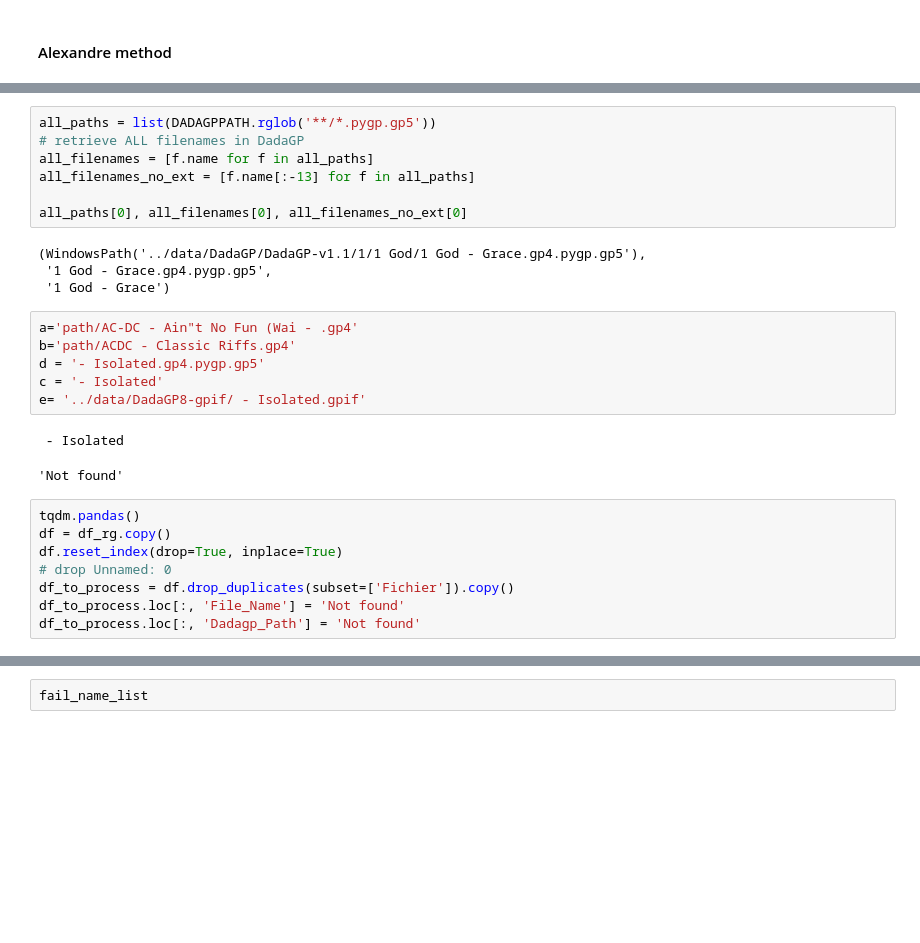
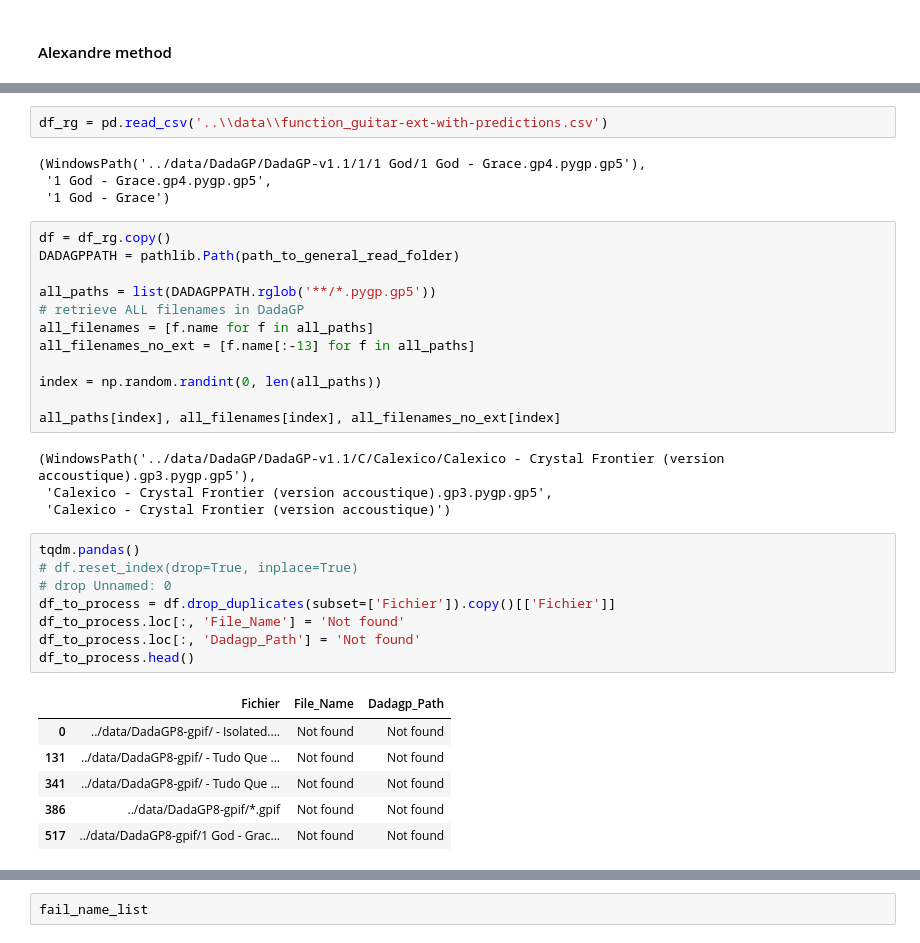
Before and after one commit to OlitHub/guitar-tab-gen, a Jupyter notebook: src/preprocessing/tests.ipynb, the cells around one changed output, grey strips where cells are left out. Cells and saved outputs as stored; diff of their text form; blank space fills up the shorter version.

```diff
--- a/src/dadagp_sep_file_gen.ipynb
+++ b/src/preprocessing/tests.ipynb
@@ -468,28 +466,37 @@ def ultimate_get_filename(row, list_filenames, list_paths):
+# %%
+df_rg = pd.read_csv('..\\data\\function_guitar-ext-with-predictions.csv')
+# %% [output]
+(WindowsPath('../data/DadaGP/DadaGP-v1.1/1/1 God/1 God - Grace.gp4.pygp.gp5'),
+ '1 God - Grace.gp4.pygp.gp5',
+ '1 God - Grace')
 # %%
+df = df_rg.copy()
+DADAGPPATH = pathlib.Path(path_to_general_read_folder)
+
 all_paths = list(DADAGPPATH.rglob('**/*.pygp.gp5'))
 # retrieve ALL filenames in DadaGP
 all_filenames = [f.name for f in all_paths]
 all_filenames_no_ext = [f.name[:-13] for f in all_paths]
 
-all_paths[0], all_filenames[0], all_filenames_no_ext[0]
+index = np.random.randint(0, len(all_paths))
+
+all_paths[index], all_filenames[index], all_filenames_no_ext[index]
 # %% [output]
-(WindowsPath('../data/DadaGP/DadaGP-v1.1/1/1 God/1 God - Grace.gp4.pygp.gp5'),
- '1 God - Grace.gp4.pygp.gp5',
- '1 God - Grace')
+(WindowsPath('../data/DadaGP/DadaGP-v1.1/C/Calexico/Calexico - Crystal Frontier (version accoustique).gp3.pygp.gp5'),
+ 'Calexico - Crystal Frontier (version accoustique).gp3.pygp.gp5',
+ 'Calexico - Crystal Frontier (version accoustique)')
-# %%
-a='path/AC-DC - Ain"t No Fun (Wai - .gp4'
-b='path/ACDC - Classic Riffs.gp4'
-d = '- Isolated.gp4.pygp.gp5'
-c = '- Isolated'
-e= '../data/DadaGP8-gpif/ - Isolated.gpif'
-# %% [output]
- - Isolated
-'Not found'
 # %%
 tqdm.pandas()
-df = df_rg.copy()
-df.reset_index(drop=True, inplace=True)
+# df.reset_index(drop=True, inplace=True)
 # drop Unnamed: 0
-df_to_process = df.drop_duplicates(subset=['Fichier']).copy()
+df_to_process = df.drop_duplicates(subset=['Fichier']).copy()[['Fichier']]
 df_to_process.loc[:, 'File_Name'] = 'Not found'
 df_to_process.loc[:, 'Dadagp_Path'] = 'Not found'
+df_to_process.head()
+# %% [output]
+|  | Fichier | File_Name | Dadagp_Path |
+| 0 | ../data/DadaGP8-gpif/ - Isolated.... | Not found | Not found |
+| 131 | ../data/DadaGP8-gpif/ - Tudo Que ... | Not found | Not found |
+| 341 | ../data/DadaGP8-gpif/ - Tudo Que ... | Not found | Not found |
+| 386 | ../data/DadaGP8-gpif/*.gpif | Not found | Not found |
+| 517 | ../data/DadaGP8-gpif/1 God - Grac... | Not found | Not found |
```
Also changed, not shown: parts of 14 cells of this notebook, 7 other files.
